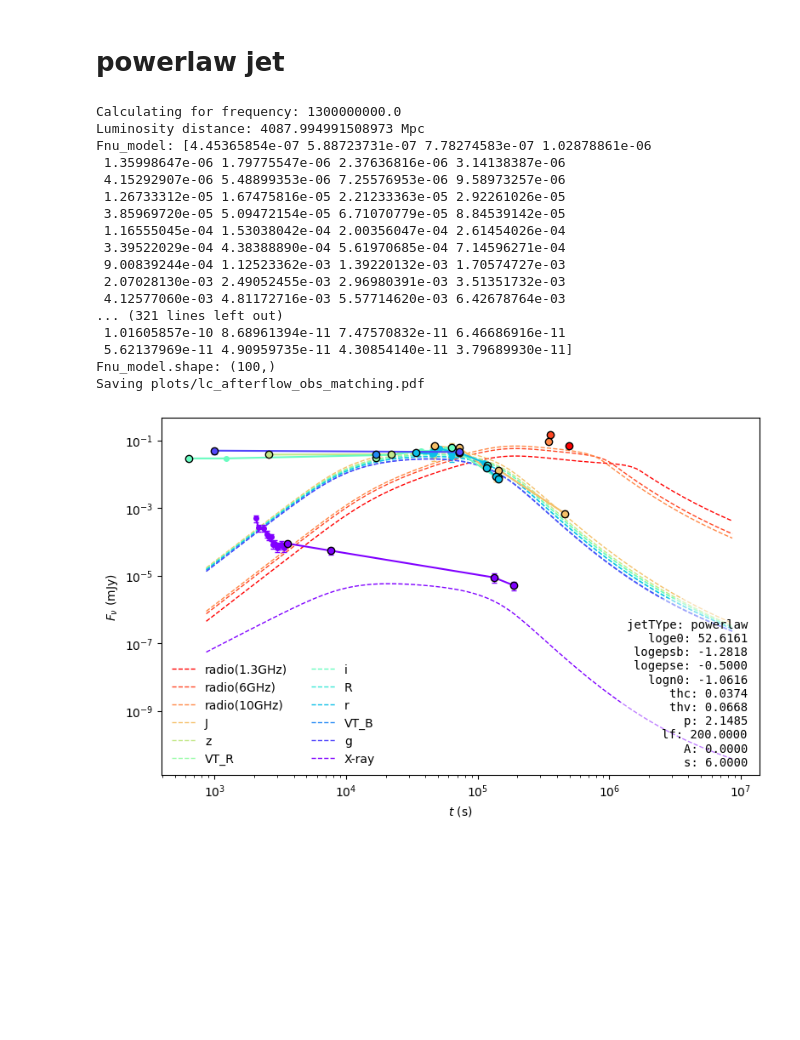
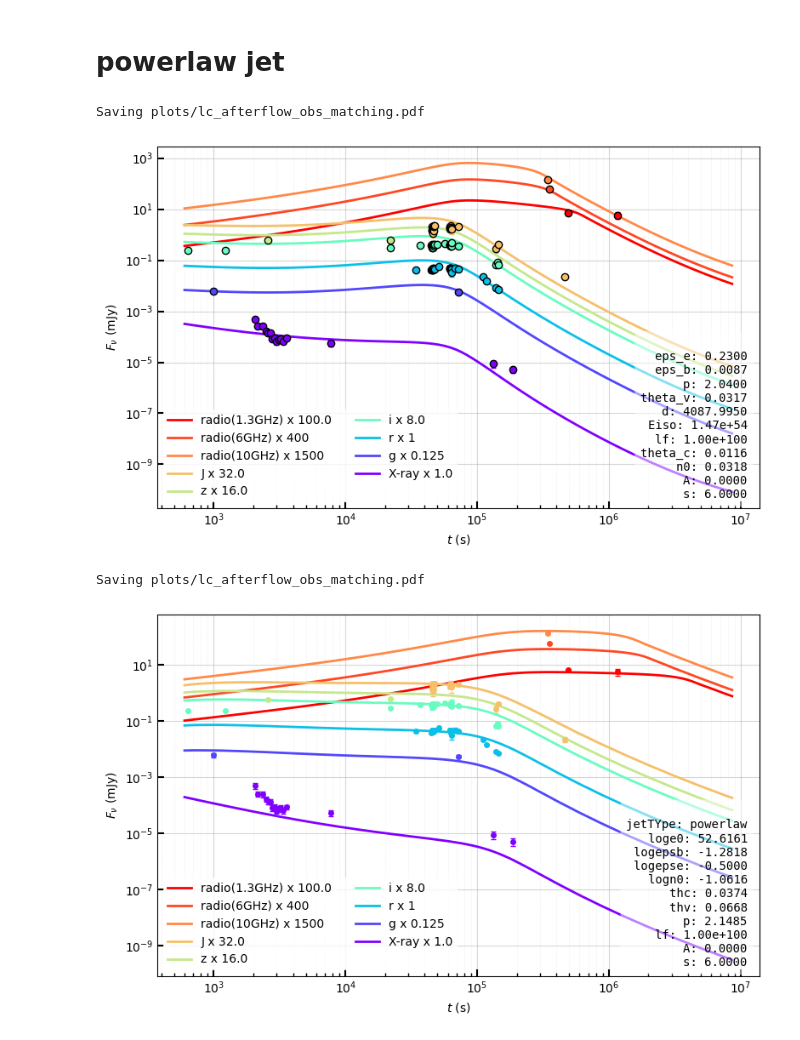
Before and after one commit to skp80286/grb_investigation, a Jupyter notebook: lc_jetsimpy_modular.ipynb, the cells around one changed output. Drawn from its saved outputs; the diff is of its cells as text; code cells hidden in the pictures; blank space fills up the shorter version.

```diff
--- a/lc_jetsimpy_modular.ipynb
+++ b/lc_jetsimpy_modular.ipynb
@@ -163,30 +178,37 @@ def lc_plot(
     plt.close(fig)
 # %% [markdown]
 # powerlaw jet
+# %%
+"""{'eps_e': 0.1,
+ 'eps_b': np.float64(0.0010672746044513245),
+ 'p': np.float64(2.3982555703436303),
+ 'theta_v': np.float64(0.02622135291403654),
+ 'd': np.float64(4087.9949915089733),
+ 'z': 0.661,
+ 'Eiso': np.float64(3.5069730984908385e+54),
+ 'lf': 1e+100,
+ 'theta_c': np.float64(0.00930170689709683),
+ 'n0': np.float64(0.007406762477161884),
+ 'A': 0,
+ 's': 6}"""
+lc_plot(jetType='powerlaw',
+    loge0=np.log10(1.47e+54), logepsb=np.log10(0.00875), s=6,
+    logn0=np.log10(0.0318), thc=0.0116, thv=0.0317,
+    p=2.04, logepse=np.log10(0.23),A=0, z=0.661, lf=1e100,
+    observed_data='data/mcmc_df.csv',
+    observed_data_fit='data/mcmc_df_trunc.csv',)
+# %% [output]
+Saving plots/lc_afterflow_obs_matching.pdf
+[figure, added]
 # %%
+
 lc_plot(jetType='powerlaw',
     loge0=52.616085944159316, logepsb=-1.2817950618670402, s=6.0,
     logn0=-1.0615603629426942, thc=0.03738114324346451, thv=0.06675981254963001, p=2.148516064908085,
-    logepse=-0.5000044643265977,lf=200,
+    logepse=-0.5000044643265977,lf=1e+100,
     z=0.661,
     observed_data='data/mcmc_df.csv',
     observed_data_fit='data/mcmc_df_trunc.csv',)
 # %% [output]
-Calculating for frequency: 1300000000.0
-Luminosity distance: 4087.994991508973 Mpc
-Fnu_model: [4.45365854e-07 5.88723731e-07 7.78274583e-07 1.02878861e-06
- 1.35998647e-06 1.79775547e-06 2.37636816e-06 3.14138387e-06
- 4.15292907e-06 5.48899353e-06 7.25576953e-06 9.58973257e-06
- 1.26733312e-05 1.67475816e-05 2.21233363e-05 2.92261026e-05
- 3.85969720e-05 5.09472154e-05 6.71070779e-05 8.84539142e-05
- 1.16555045e-04 1.53038042e-04 2.00356047e-04 2.61454026e-04
- 3.39522029e-04 4.38388890e-04 5.61970685e-04 7.14596271e-04
- 9.00839244e-04 1.12523362e-03 1.39220132e-03 1.70574727e-03
- 2.07028130e-03 2.49052455e-03 2.96980391e-03 3.51351732e-03
- 4.12577060e-03 4.81172716e-03 5.57714620e-03 6.42678764e-03
-... (321 lines left out)
- 1.01605857e-10 8.68961394e-11 7.47570832e-11 6.46686916e-11
- 5.62137969e-11 4.90959735e-11 4.30854140e-11 3.79689930e-11]
-Fnu_model.shape: (100,)
 Saving plots/lc_afterflow_obs_matching.pdf
-[figure, old version]
+[figure, new version]
```
Also changed, not shown: parts of 6 cells of this notebook, 13 other files.
